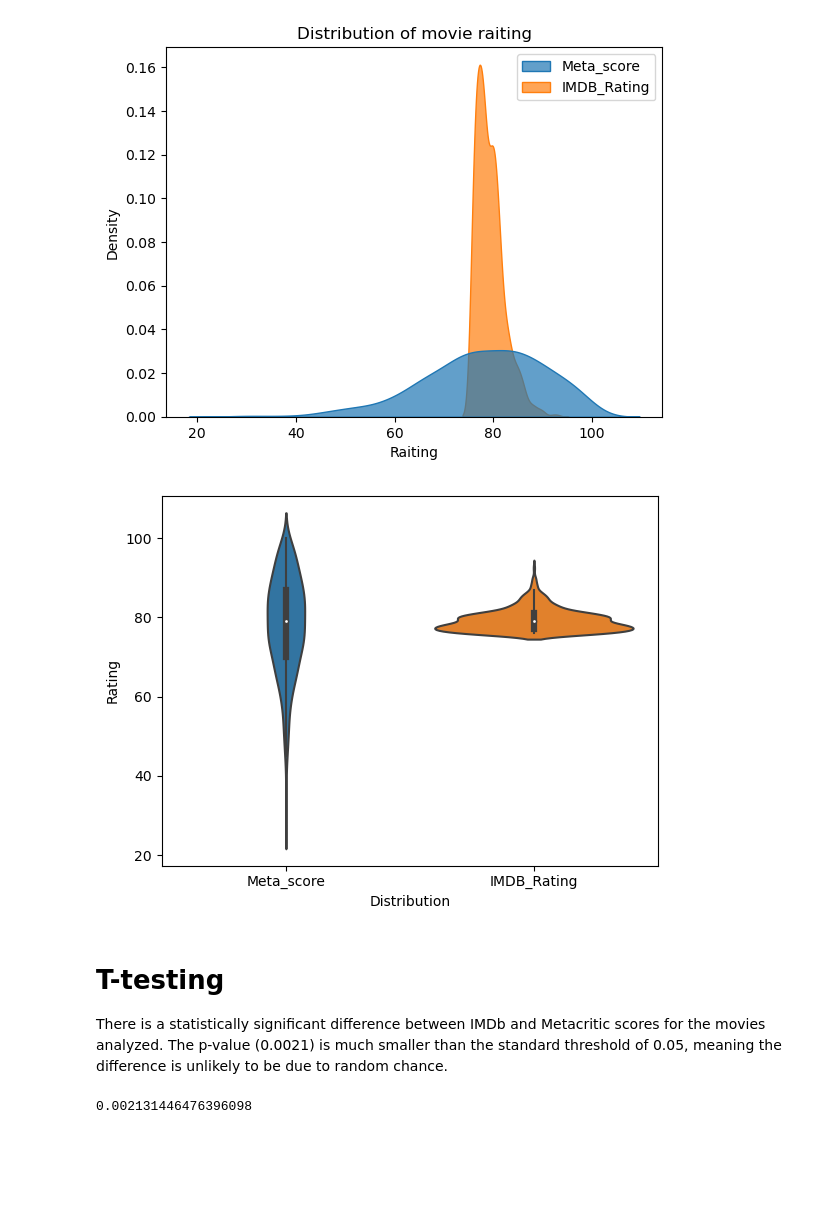
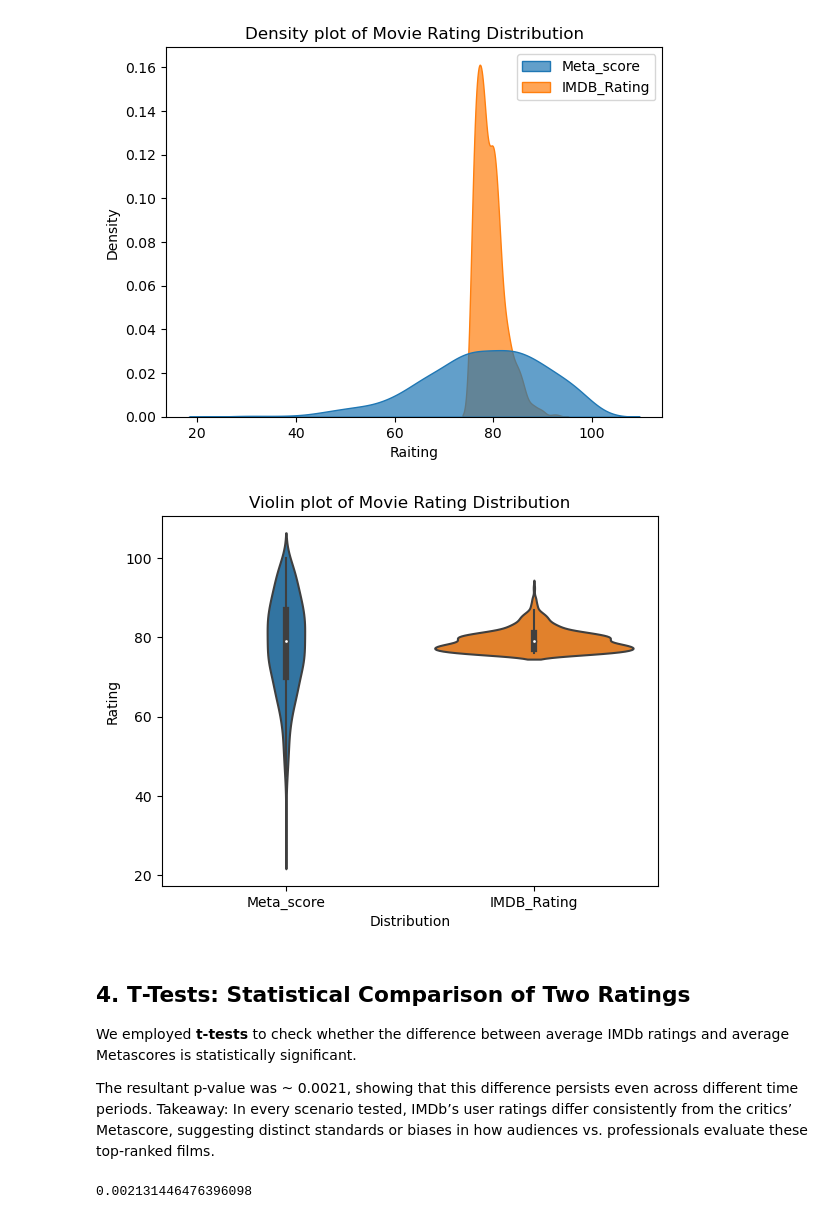
Before and after one commit to Doctor2007/movie_analysis, a Jupyter notebook: main.ipynb, the cells around one changed output. Saved outputs shown, nothing was run; the diff lists cells and outputs as text; code cells hidden in the pictures; blank space fills up the shorter version.

```diff
--- a/main.ipynb
+++ b/main.ipynb
@@ -105,21 +158,26 @@ critics_score.describe()
 # %%
 sns.kdeplot(data=critics_score, fill=True, alpha=0.7, common_norm=False)
-plt.title('Distribution of movie raiting')
+plt.title('Density plot of Movie Rating Distribution')
 plt.ylabel('Density')
 plt.xlabel('Raiting')
 plt.show()
 # %% [output]
-[figure, old version]
+[figure, new version]
 # %%
 sns.violinplot(data=critics_score)
+plt.title('Violin plot of Movie Rating Distribution')
 plt.ylabel('Rating')
 plt.xlabel('Distribution')
 plt.show()
 # %% [output]
-[figure, old version]
+[figure, new version]
-# %% [markdown]
-# T-testing
-There is a statistically significant difference between IMDb and Metacritic scores for the movies analyzed. The p-value (0.0021) is much smaller than the standard threshold of 0.05, meaning the difference is unlikely to be due to random chance.
+# %% [markdown]
+## **4. T‐Tests: Statistical Comparison of Two Ratings**
+
+We employed **t‐tests** to check whether the difference between average IMDb ratings and average Metascores is statistically significant.
+
+The resultant p‐value  was ~ 0.0021, showing that this difference persists even across different time periods.
+Takeaway: In every scenario tested, IMDb’s user ratings differ consistently from the critics’ Metascore, suggesting distinct standards or biases in how audiences vs. professionals evaluate these top‐ranked films.
 # %%
 t_test = sp.ttest_ind(critics_score["IMDB_Rating"], critics_score["Meta_score"], alternative = "two-sided")
 t_test.pvalue
```
Also changed, not shown: parts of 45 cells of this notebook.
